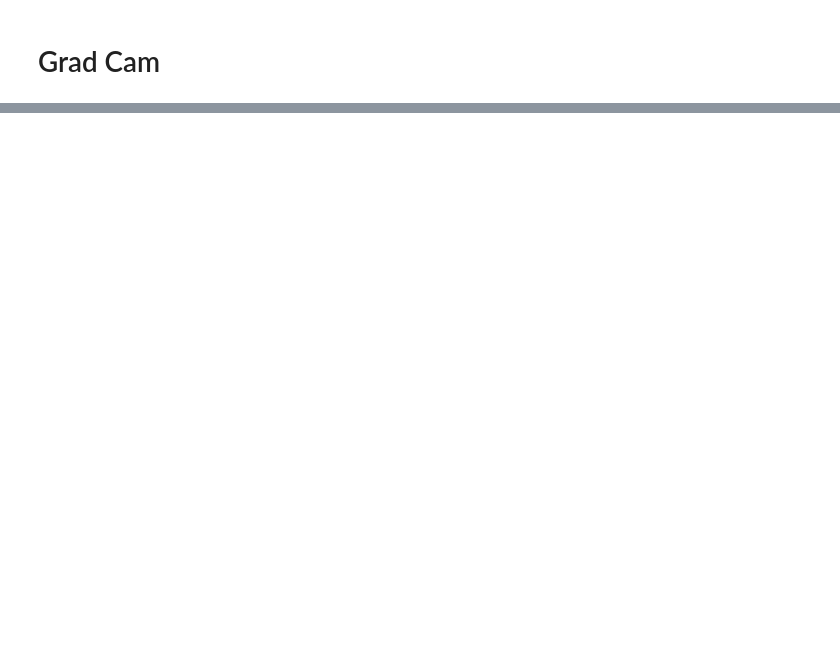
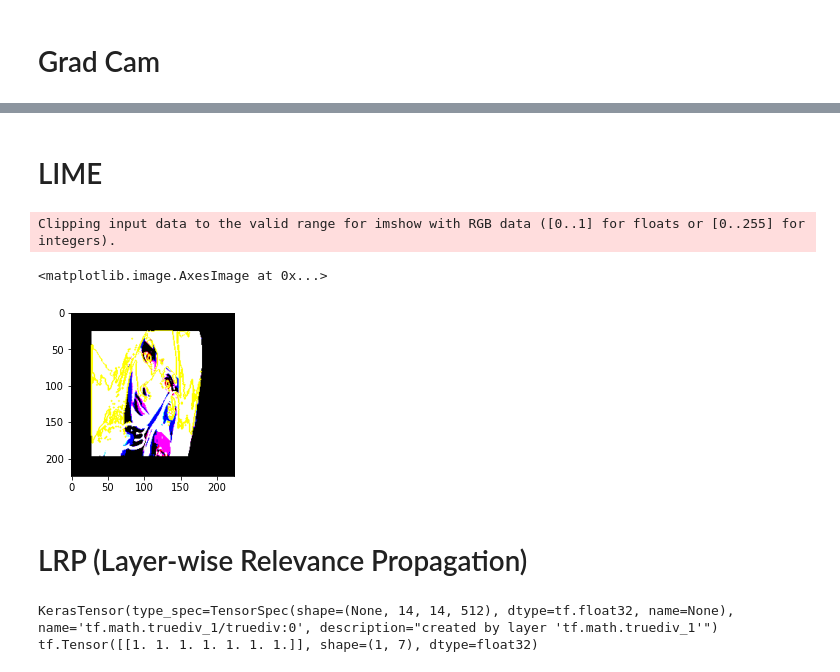
Before and after one commit to DominikHahn1407/VisualAnalytics, a Jupyter notebook: data_preparation_v2.ipynb, the cells around one changed output, grey strips where cells are left out. Cells and saved outputs as stored; diff of their text form; code cells hidden in the pictures; blank space fills up the shorter version.

```diff
--- a/data_preparation_v2.ipynb
+++ b/data_preparation_v2.ipynb
@@ -783,0 +753,75 @@ shap.image_plot(shap_values, x)
+# %% [markdown]
+# LIME
+# %%
+import skimage
+from lime import lime_image
+
+img = image.img_to_array(x_train[1])
+img = np.expand_dims(img, axis=0)
+img = preprocess_input(img)
+
+lime_explainer = lime_image.LimeImageExplainer()
+lime_explanation = lime_explainer.explain_instance(img[0], xai_model.predict)
+
+temp, mask = lime_explanation.get_image_and_mask(lime_explanation.top_labels[0], positive_only=False, hide_rest=False)
+plt.figure(figsize=(3,3))
+plt.imshow(skimage.segmentation.mark_boundaries(temp / 2 + 0.5, mask))
+# %% [output]
+Clipping input data to the valid range for imshow with RGB data ([0..1] for floats or [0..255] for integers).
+<matplotlib.image.AxesImage at 0x...>
+[figure, added]
+# %% [markdown]
+# LRP (Layer-wise Relevance Propagation)
+# %%
+def preprocess_image(image):
+    image = tf.image.resize(image, (224, 224))
+    image = tf.keras.applications.vgg16.preprocess_input(image)
+    image = tf.expand_dims(image, axis=0)
+    return image
+
+
+def lrp(model, img):
+    # processed_img = preprocess_image(img)
+    lrp_model = tf.keras.models.clone_model(model)
+    lrp_model = Sequential(lrp_model.layers[1:])
+
+    relevance = tf.ones_like(lrp_model.predict(img))
+
+    for layer in reversed(lrp_model.layers):
+        if "conv" in layer.name:
+            positive_inputs = tf.nn.relu(layer.input)
+            print(positive_inputs/tf.reduce_sum(positive_inputs, axis=[1,2,3], keepdims=True))
+            break
+    #         relevance = relevance * positive_inputs / tf.reduce_sum(positive_inputs, axis=[1,2,3], keepdims=True)
+
+    # relevance = relevance * img
+
+
+    # for i, layer in enumerate(lrp_model.layers):
+    #     if "dense" in layer.name or "conv" in layer.name:
+    #         if "relu" in layer.activation.__name__:
+    #             lrp_model.layers[i] = LRPLayer()
+
+    # relevance = lrp_model.predict(img)
+    # for layer in reversed(lrp_model.layers):
+    #     if ("dense" in layer.name or "conv" in layer.name) and "relu" in layer.activation.__name__:
+    #         print(layer.name)
+    #         relevance = layer(layer.input, relevance)
+
+    # for layer in reversed(lrp_model.layers):
+    #     if "dense" in layer.name or "conv" in layer.name:
+    #         print(layer.get_config())
+    #         print(relevance.shape)
+    #         relevance = layer(layer.input, relevance)
+    #         print(relevance)
+    return relevance
+
+img = image.load_img("C:/Users/Dominik Hahn/Documents/GitHub/VisualAnalytics/data/images/Team Coco/Auh74d_OG8Y.jpg", target_size=(224,224))
+img = image.img_to_array(img)
+img = np.expand_dims(img, axis=0)
+
+relevance = lrp(xai_model, img)
+print(relevance)
+# %% [output]
+KerasTensor(type_spec=TensorSpec(shape=(None, 14, 14, 512), dtype=tf.float32, name=None), name='tf.math.truediv_1/truediv:0', description="created by layer 'tf.math.truediv_1'")
+tf.Tensor([[1. 1. 1. 1. 1. 1. 1.]], shape=(1, 7), dtype=float32)
```
Also changed, not shown: parts of 17 cells of this notebook.
